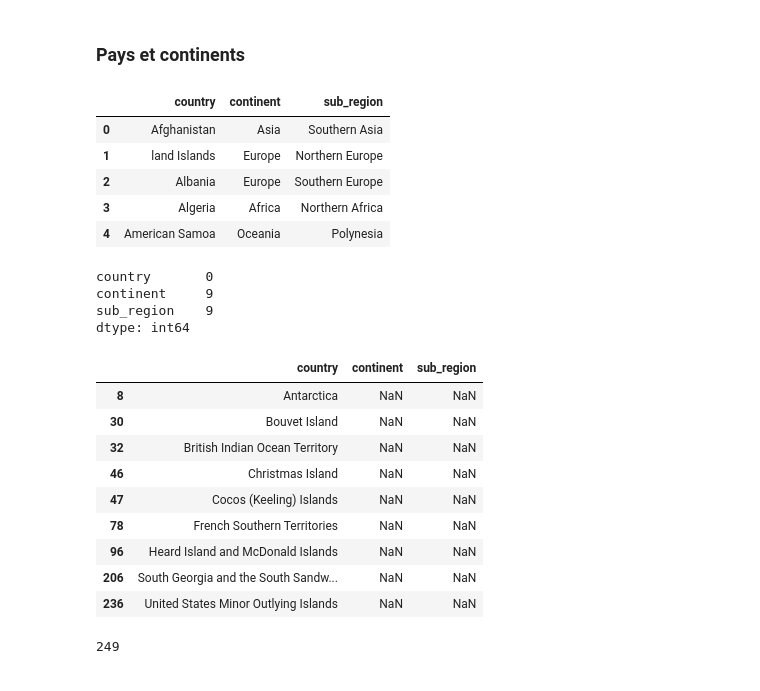
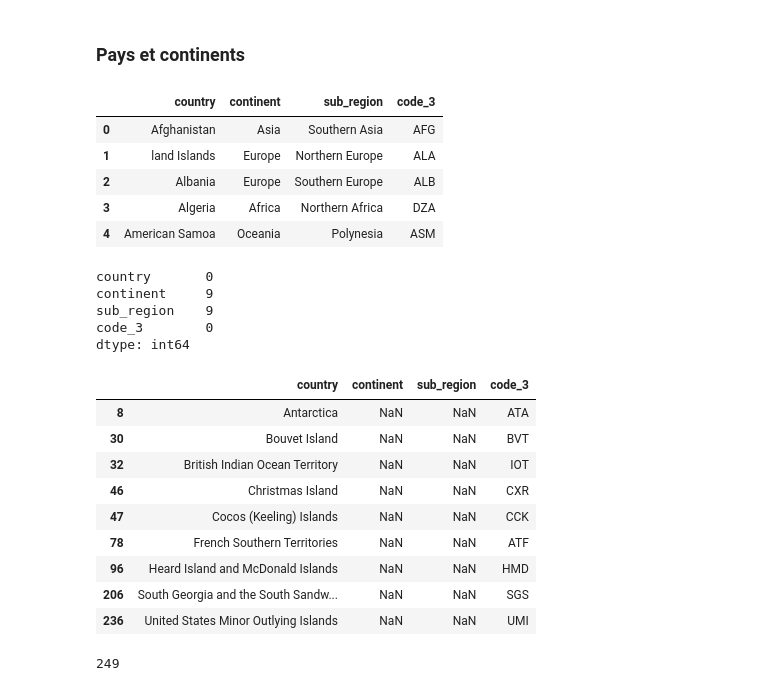
Before and after one commit to Projet-ESIEE/DashBoard-Energy, a Jupyter notebook: dataset/process_data.ipynb, the cells around one changed output. Drawn from its saved outputs; the diff is of its cells as text; code cells hidden in the pictures.

```diff
--- a/dataset/process_data.ipynb
+++ b/dataset/process_data.ipynb
@@ -152,35 +151,36 @@ Certaines données paraissent comme aillant beaucoup d'outliers, cependant on pe
 # %%
 df_cc = pd.read_csv(path_cc)
 # %%
-df_cc = df_cc[['country', 'continent', 'sub_region']]
+df_cc = df_cc[['country', 'continent', 'sub_region', 'code_3']]
 df_cc.head()
 # %% [output]
-|  | country | continent | sub_region |
-| 0 | Afghanistan | Asia | Southern Asia |
-| 1 | land Islands | Europe | Northern Europe |
-| 2 | Albania | Europe | Southern Europe |
-| 3 | Algeria | Africa | Northern Africa |
-| 4 | American Samoa | Oceania | Polynesia |
+|  | country | continent | sub_region | code_3 |
+| 0 | Afghanistan | Asia | Southern Asia | AFG |
+| 1 | land Islands | Europe | Northern Europe | ALA |
+| 2 | Albania | Europe | Southern Europe | ALB |
+| 3 | Algeria | Africa | Northern Africa | DZA |
+| 4 | American Samoa | Oceania | Polynesia | ASM |
 # %%
 df_cc.isna().sum()
 # %% [output]
 country       0
 continent     9
 sub_region    9
+code_3        0
 dtype: int64
 # %%
 df_cc[df_cc['continent'].isna() == True]
 # %% [output]
-|  | country | continent | sub_region |
-| 8 | Antarctica | NaN | NaN |
-| 30 | Bouvet Island | NaN | NaN |
-| 32 | British Indian Ocean Territory | NaN | NaN |
-| 46 | Christmas Island | NaN | NaN |
-| 47 | Cocos (Keeling) Islands | NaN | NaN |
-| 78 | French Southern Territories | NaN | NaN |
-| 96 | Heard Island and McDonald Islands | NaN | NaN |
-| 206 | South Georgia and the South Sandw... | NaN | NaN |
-| 236 | United States Minor Outlying Islands | NaN | NaN |
+|  | country | continent | sub_region | code_3 |
+| 8 | Antarctica | NaN | NaN | ATA |
+| 30 | Bouvet Island | NaN | NaN | BVT |
+| 32 | British Indian Ocean Territory | NaN | NaN | IOT |
+| 46 | Christmas Island | NaN | NaN | CXR |
+| 47 | Cocos (Keeling) Islands | NaN | NaN | CCK |
+| 78 | French Southern Territories | NaN | NaN | ATF |
+| 96 | Heard Island and McDonald Islands | NaN | NaN | HMD |
+| 206 | South Georgia and the South Sandw... | NaN | NaN | SGS |
+| 236 | United States Minor Outlying Islands | NaN | NaN | UMI |
 # %%
 len(df_cc['country'].unique())
 # %% [output]
```
Also changed, not shown: parts of 3 cells of this notebook, 2 other files.
